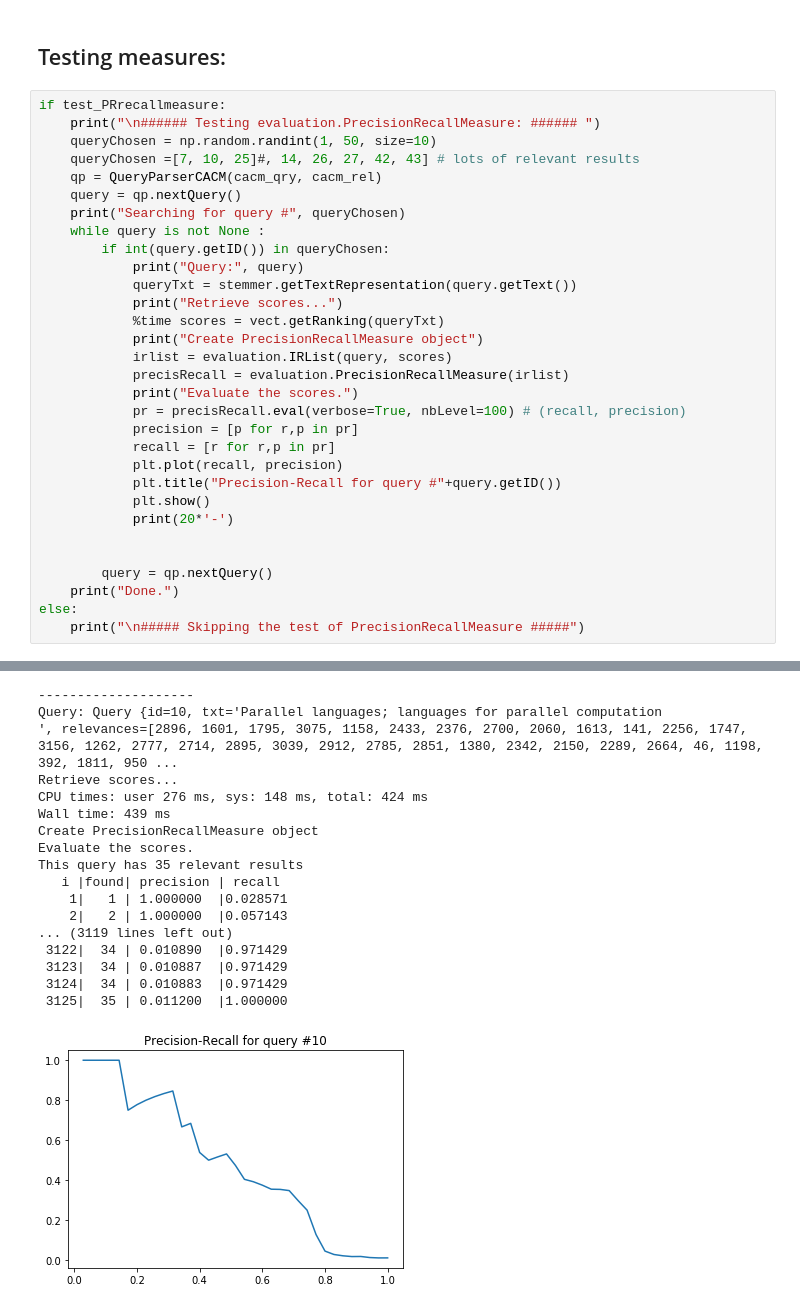
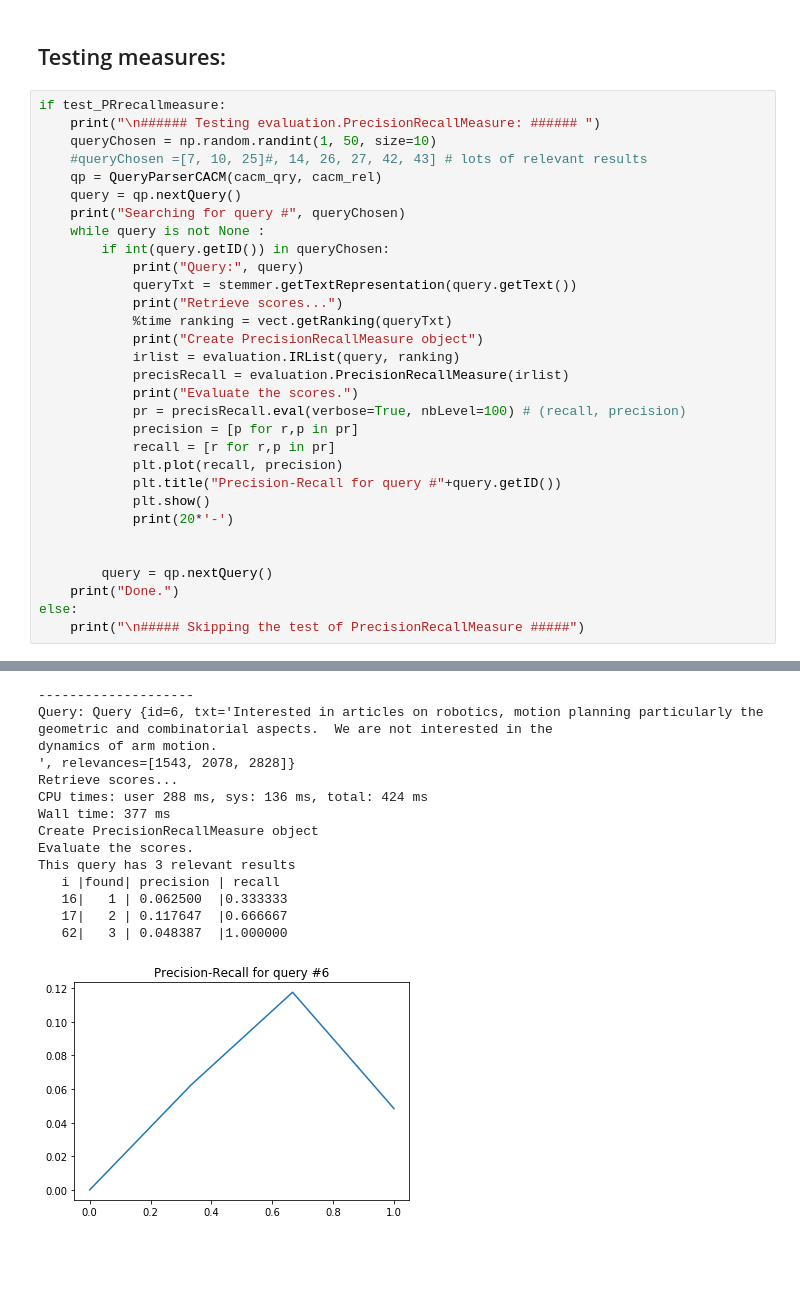
Before and after one commit to LoicH/RI, a Jupyter notebook: 1-text/main.ipynb, the cells around one changed output, grey strips where cells are left out. Cells and saved outputs as stored; diff of their text form; blank space fills up the shorter version.

```diff
--- a/1-text/main.ipynb
+++ b/1-text/main.ipynb
@@ -178,7 +188,7 @@ Done.
 if test_PRrecallmeasure:
     print("\n###### Testing evaluation.PrecisionRecallMeasure: ###### ")
     queryChosen = np.random.randint(1, 50, size=10)
-    queryChosen =[7, 10, 25]#, 14, 26, 27, 42, 43] # lots of relevant results
+    #queryChosen =[7, 10, 25]#, 14, 26, 27, 42, 43] # lots of relevant results
     qp = QueryParserCACM(cacm_qry, cacm_rel)
     query = qp.nextQuery()
     print("Searching for query #", queryChosen)
@@ -187,9 +197,9 @@ if test_PRrecallmeasure:
             print("Query:", query)
             queryTxt = stemmer.getTextRepresentation(query.getText())
             print("Retrieve scores...")
-            %time scores = vect.getRanking(queryTxt)
+            %time ranking = vect.getRanking(queryTxt)
             print("Create PrecisionRecallMeasure object")
-            irlist = evaluation.IRList(query, scores)
+            irlist = evaluation.IRList(query, ranking)
             precisRecall = evaluation.PrecisionRecallMeasure(irlist)
             print("Evaluate the scores.")
             pr = precisRecall.eval(verbose=True, nbLevel=100) # (recall, precision)
@@ -227,19 +237,17 @@ Evaluate the scores.
 --------------------
-Query: Query {id=10, txt='Parallel languages; languages for parallel computation
-', relevances=[2896, 1601, 1795, 3075, 1158, 2433, 2376, 2700, 2060, 1613, 141, 2256, 1747, 3156, 1262, 2777, 2714, 2895, 3039, 2912, 2785, 2851, 1380, 2342, 2150, 2289, 2664, 46, 1198, 392, 1811, 950 ...
+Query: Query {id=6, txt='Interested in articles on robotics, motion planning particularly the
+geometric and combinatorial aspects.  We are not interested in the
+dynamics of arm motion.
+', relevances=[1543, 2078, 2828]}
 Retrieve scores...
-CPU times: user 276 ms, sys: 148 ms, total: 424 ms
-Wall time: 439 ms
+CPU times: user 288 ms, sys: 136 ms, total: 424 ms
+Wall time: 377 ms
 Create PrecisionRecallMeasure object
 Evaluate the scores.
-This query has 35 relevant results
+This query has 3 relevant results
    i |found| precision | recall
-    1|   1 | 1.000000  |0.028571
-    2|   2 | 1.000000  |0.057143
-... (3119 lines left out)
- 3122|  34 | 0.010890  |0.971429
- 3123|  34 | 0.010887  |0.971429
- 3124|  34 | 0.010883  |0.971429
- 3125|  35 | 0.011200  |1.000000
+   16|   1 | 0.062500  |0.333333
+   17|   2 | 0.117647  |0.666667
+   62|   3 | 0.048387  |1.000000
-[figure, old version]
+[figure, new version]
 --------------------
```
Also changed, not shown: parts of 12 cells of this notebook, 5 other files.
